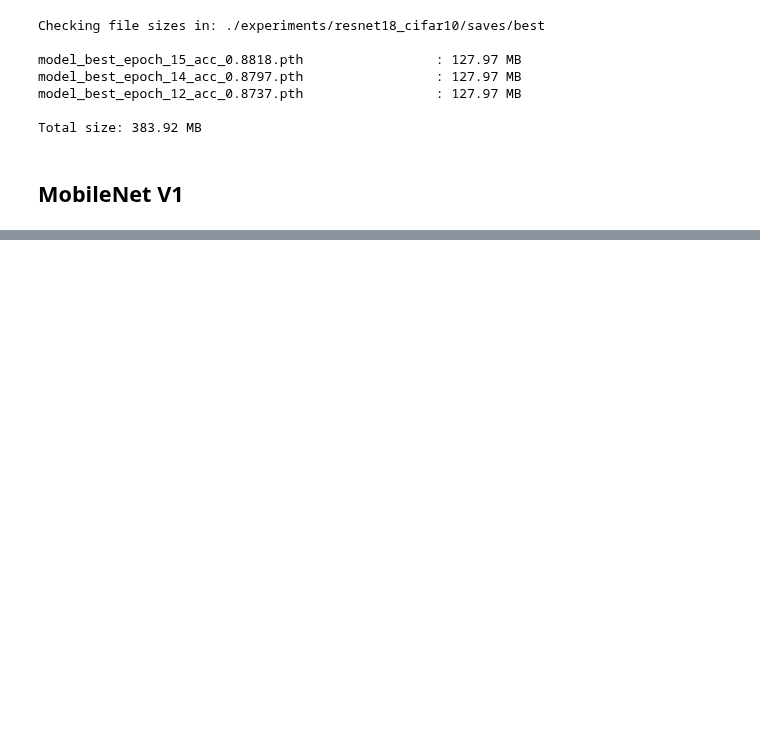
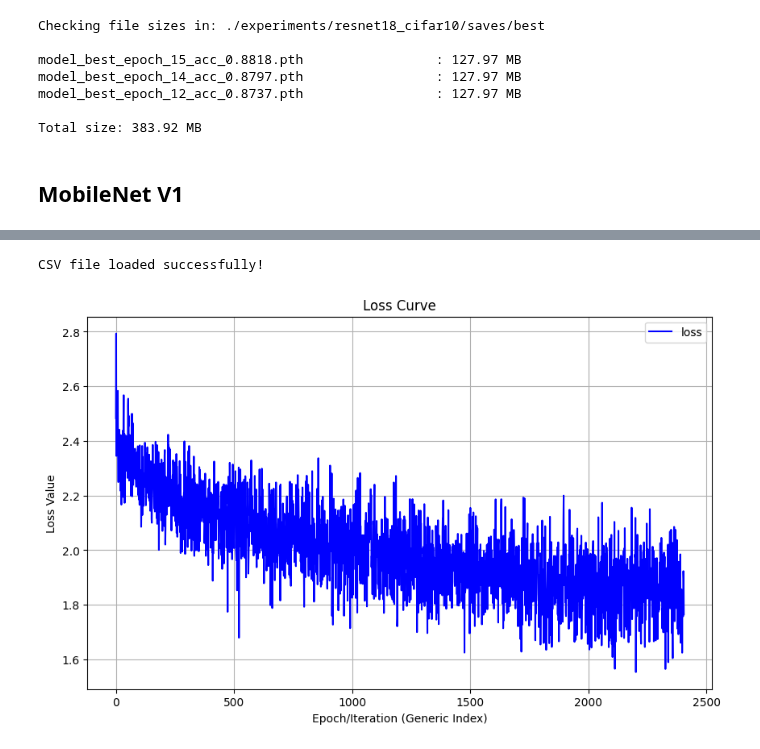
Before and after one commit to anonymous174174/404brain-not-found, a Jupyter notebook: Development/speed_discrepancy.ipynb, the cells around one changed output, grey strips where cells are left out. Cells and saved outputs as stored; diff of their text form; code cells hidden in the pictures; blank space fills up the shorter version.

```diff
--- a/Development/speed_discrepancy.ipynb
+++ b/Development/speed_discrepancy.ipynb
@@ -7378,0 +7381,5 @@ class MobileNetV1(m.Module):
+# %%
+mm=MobileNetV1(graph=None)
+mm.eval()
+sample_input = CustomTensor(torch.randn(1,3,224,224), _custom_requires_grad=False, graph=None)
+output=mm(sample_input)
@@ -7378,0 +7398,10 @@ class MobileNetV1(m.Module):
+# %%
+with AutogradGraph() as graph:
+    m.train()
+    m.attach_graph(graph)
+    lf = l.CrossEntropyLoss(graph=graph)
+    sample_input = CustomTensor(torch.randn(5,3,224,224), _custom_requires_grad=False, graph=None)
+    output = m(sample_input)
+    target_class_tensor = CustomTensor([0.,3.,2.,5.,4.],dtype=torch.long,_custom_requires_grad=False, graph=None)
+    loss = lf(output, target_class_tensor)
+    loss.backward()
@@ -7468,7 +7499,7 @@ SAVE_PATH = os.path.join(os.getcwd(),"experiments")  # Base directory for saving
 EXP_NAME = "mobilenetv1_inaturalist12k"  # Experiment name
 CHECKPOINT_INTERVAL = 10  # Save checkpoint every N epochs
 N_EPOCHS = 15
-BATCH_SIZE = 256
+BATCH_SIZE = 64
 LEARNING_RATE = 0.001
 WEIGHT_DECAY = 0.01
 MAX_SAVED_MODELS = 3  # Maximum number of models to keep
@@ -7716,0 +7868,7 @@ print(f"Models saved in: {SAVE_PATH_MODEL_BEST}")
+# %%
+tlcsv = CSVLossPlotter("/content/experiments/mobilenetv1_inaturalist12k/logs/mobilenetv1_inaturalist12k_train_log.csv")
+tlcsv.load_csv()
+tlcsv.plot_losses()
+# %% [output]
+CSV file loaded successfully!
+[figure, added]
```
Also changed, not shown: parts of 18 cells of this notebook.
